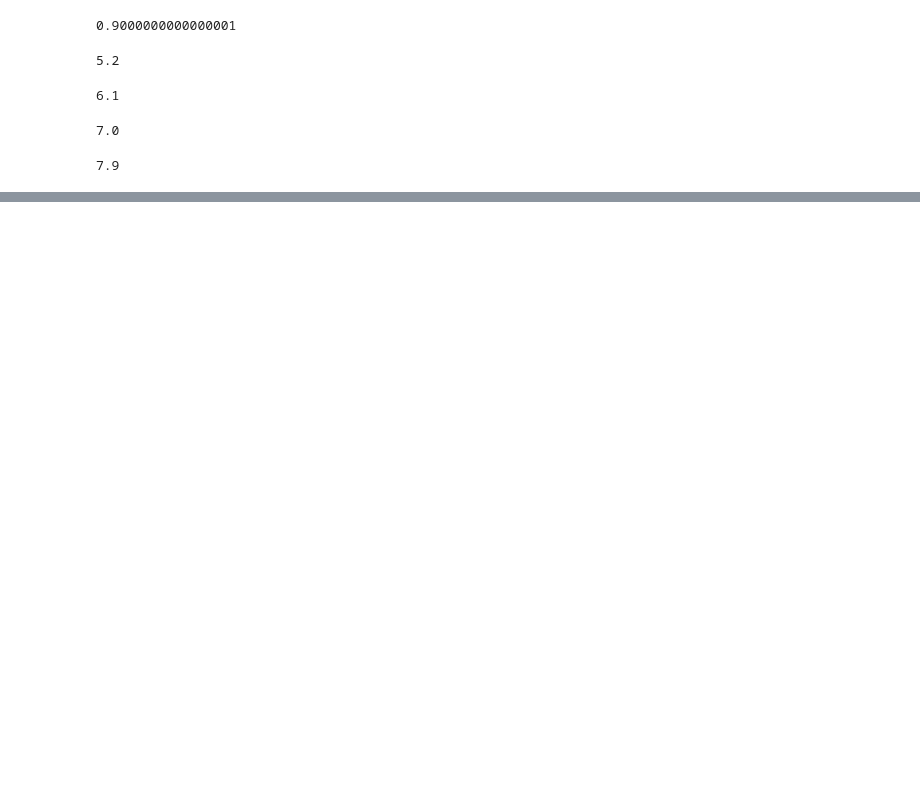
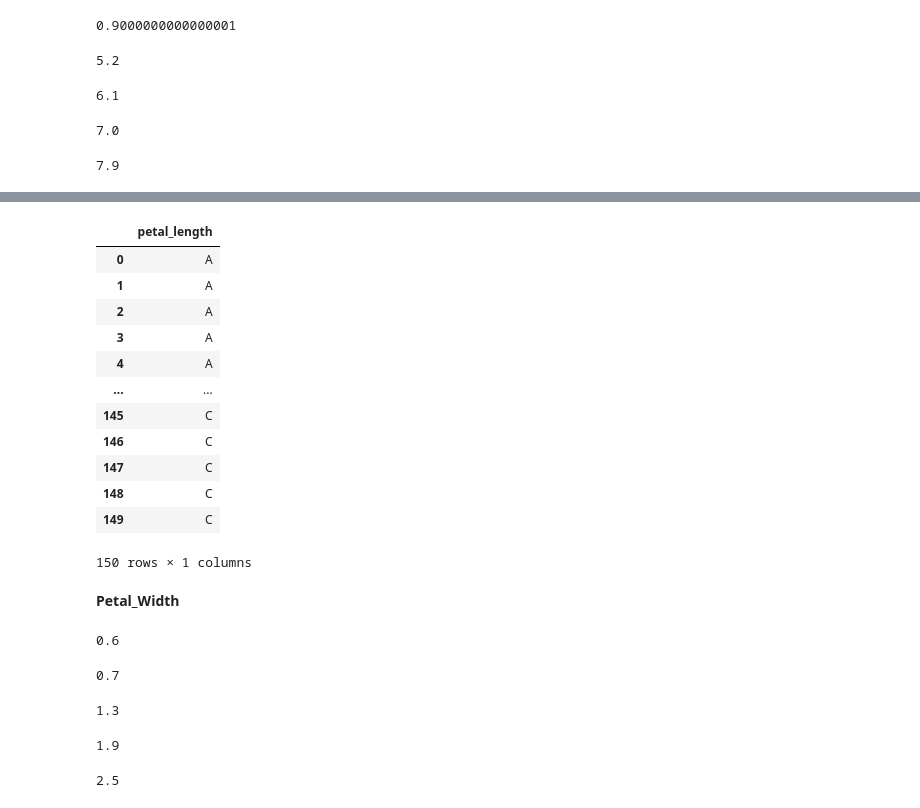
Before and after one commit to febyfadlilah/datamining, a Jupyter notebook: _sources/notebooks.ipynb, the cells around one changed output, grey strips where cells are left out. Drawn from its saved outputs; the diff is of its cells as text; code cells hidden in the pictures; blank space fills up the shorter version.

```diff
--- a/_sources/notebooks.ipynb
+++ b/_sources/notebooks.ipynb
@@ -338,0 +438,23 @@ ds[["sepal_length"]]
+# %%
+ds["petal_length"] = nilai2.apply(equal_petal_length)
+ds[["petal_length"]]
+# %% [output]
+|  | petal_length |
+| 0 | A |
+| 1 | A |
+| 2 | A |
+| 3 | A |
+| 4 | A |
+| ... | ... |
+| 145 | C |
+| 146 | C |
+| 147 | C |
+| 148 | C |
+| 149 | C |
+150 rows × 1 columns
+# %% [markdown]
+**Petal_Width**
+# %%
+iris(0.1,2.5)
+# %% [output]
+0.6
@@ -338,0 +467,16 @@ ds[["sepal_length"]]
+# %%
+rentang_petal_width(1)
+# %% [output]
+0.7
+# %%
+rentang_petal_width(2)
+# %% [output]
+1.3
+# %%
+rentang_petal_width(3)
+# %% [output]
+1.9
+# %%
+rentang_petal_width(4)
+# %% [output]
+2.5
```
Also changed, not shown: parts of 30 cells of this notebook, 3 other files.
